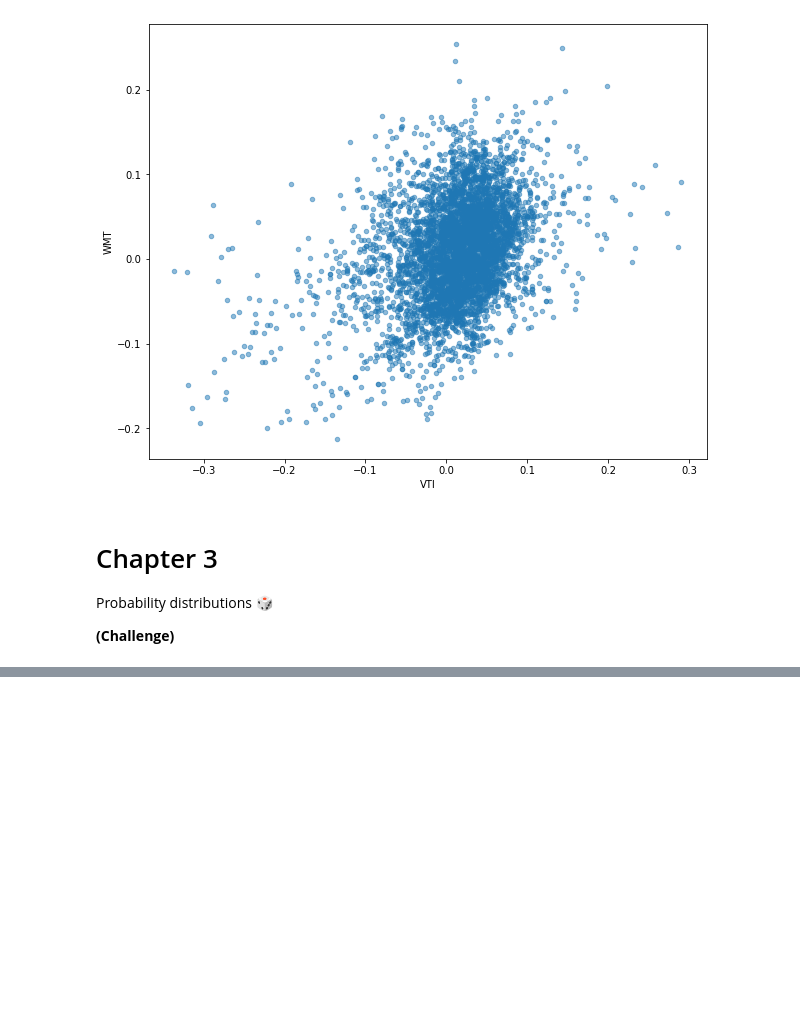
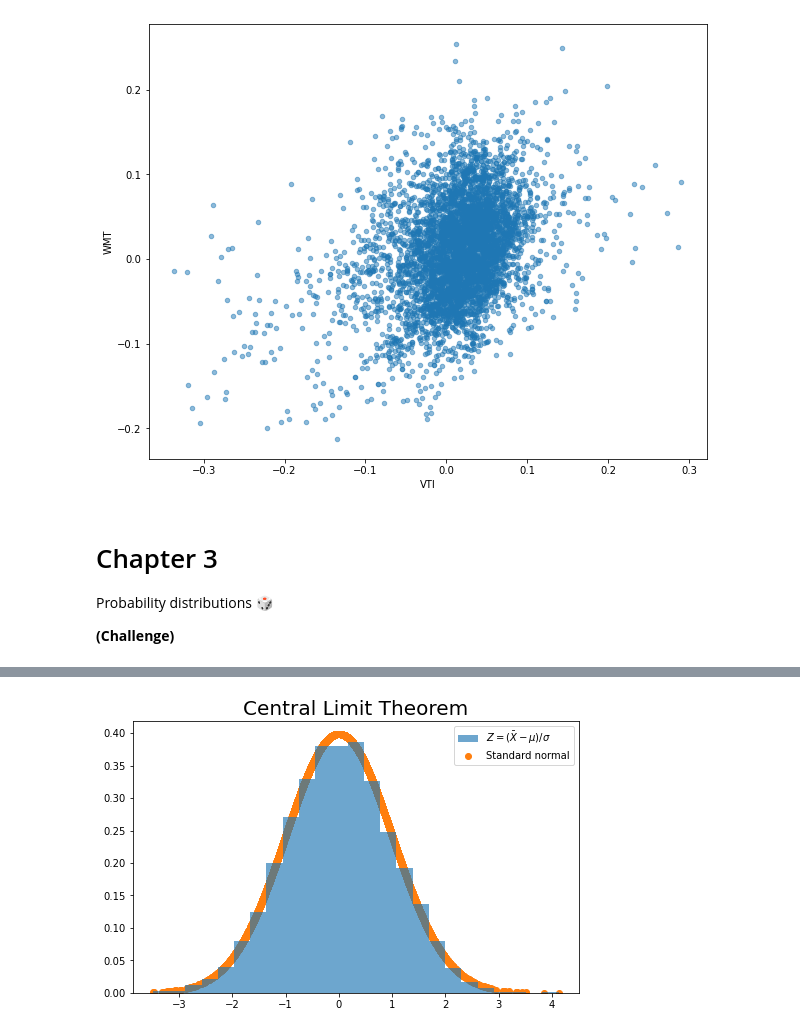
Before and after one commit to qcx201/ParetoPy, a Jupyter notebook: Notes/A.4-Numpy.ipynb, the cells around one changed output, grey strips where cells are left out. Drawn from its saved outputs; the diff is of its cells as text; code cells hidden in the pictures; blank space fills up the shorter version.

```diff
--- a/Notes/A.4-Numpy.ipynb
+++ b/Notes/A.4-Numpy.ipynb
@@ -359,0 +390,15 @@ plt.show()
+# %%
+X = np.array([np.random.random(n).mean() for _ in range(10_000)])
+
+Z = (X - X.mean()) / X.std()
+
+plt.figure(figsize=(8, 5))
+plt.title("Central Limit Theorem", fontsize=20)
+
+plt.hist(Z, bins=25, alpha=0.65, density=True, label=r'$Z=(\bar{X} - \mu)/\sigma$')
+plt.scatter(Z, stats.norm.pdf(Z), c=dcolors[1], label='Standard normal')
+
+plt.legend()
+plt.show()
+# %% [output]
+[figure, added]
```
Also changed, not shown: parts of 8 cells of this notebook, 2 other files.
